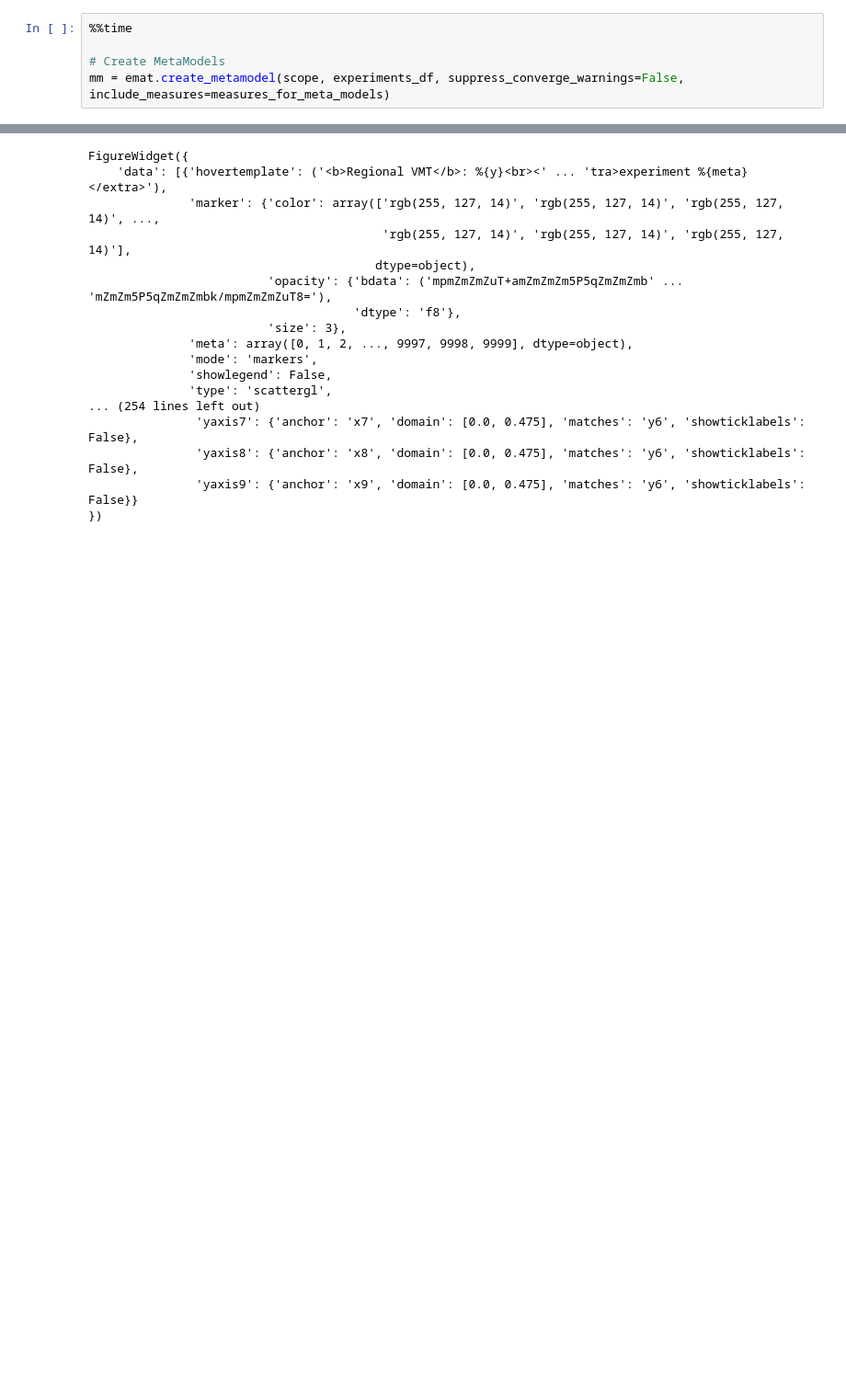
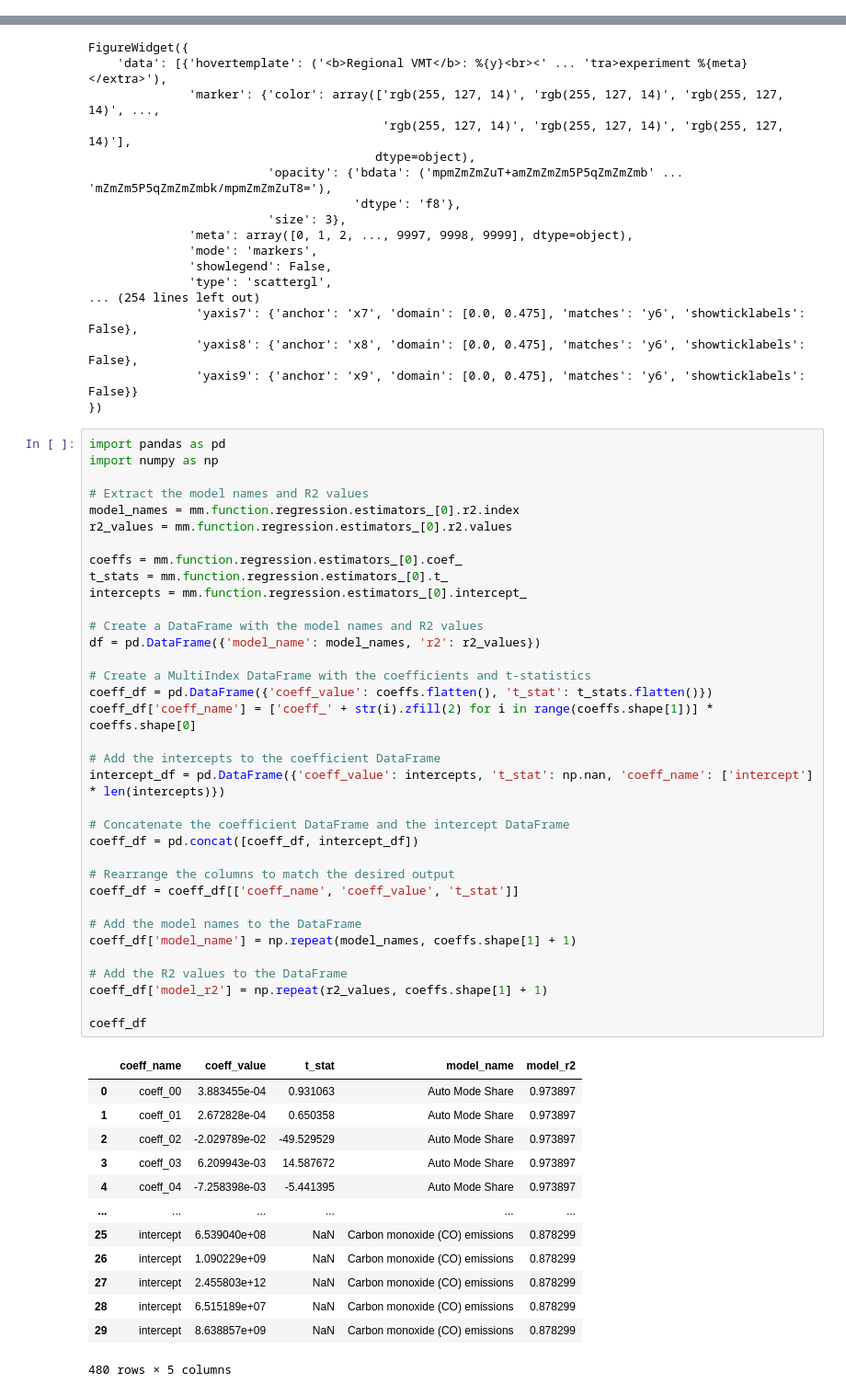
Before and after one commit to wsp-sag/client_pag_exploratory, a Jupyter notebook: notebooks/003_pag_core_model_runs_visualize.ipynb, the cells around one changed output, grey strips where cells are left out. Shown: that part at 92% size. Cells and saved outputs as stored; diff of their text form; blank space fills up the shorter version.

```diff
--- a/notebooks/003_pag_core_model_runs_visualize.ipynb
+++ b/notebooks/003_pag_core_model_runs_visualize.ipynb
@@ -124,5 +50,0 @@ measures_for_meta_models
-# %%
-%%time
-
-# Create MetaModels
-mm = emat.create_metamodel(scope, experiments_df, suppress_converge_warnings=False, include_measures=measures_for_meta_models)
@@ -392,3 +238,52 @@ FigureWidget({
                'yaxis8': {'anchor': 'x8', 'domain': [0.0, 0.475], 'matches': 'y6', 'showticklabels': False},
                'yaxis9': {'anchor': 'x9', 'domain': [0.0, 0.475], 'matches': 'y6', 'showticklabels': False}}
 })
+# %%
+import pandas as pd
+import numpy as np
+
+# Extract the model names and R2 values
+model_names = mm.function.regression.estimators_[0].r2.index
+r2_values = mm.function.regression.estimators_[0].r2.values
+
+coeffs = mm.function.regression.estimators_[0].coef_
+t_stats = mm.function.regression.estimators_[0].t_
+intercepts = mm.function.regression.estimators_[0].intercept_
+
+# Create a DataFrame with the model names and R2 values
+df = pd.DataFrame({'model_name': model_names, 'r2': r2_values})
+
+# Create a MultiIndex DataFrame with the coefficients and t-statistics
+coeff_df = pd.DataFrame({'coeff_value': coeffs.flatten(), 't_stat': t_stats.flatten()})
+coeff_df['coeff_name'] = ['coeff_' + str(i).zfill(2) for i in range(coeffs.shape[1])] * coeffs.shape[0]
+
+# Add the intercepts to the coefficient DataFrame
+intercept_df = pd.DataFrame({'coeff_value': intercepts, 't_stat': np.nan, 'coeff_name': ['intercept'] * len(intercepts)})
+
+# Concatenate the coefficient DataFrame and the intercept DataFrame
+coeff_df = pd.concat([coeff_df, intercept_df])
+
+# Rearrange the columns to match the desired output
+coeff_df = coeff_df[['coeff_name', 'coeff_value', 't_stat']]
+
+# Add the model names to the DataFrame
+coeff_df['model_name'] = np.repeat(model_names, coeffs.shape[1] + 1)
+
+# Add the R2 values to the DataFrame
+coeff_df['model_r2'] = np.repeat(r2_values, coeffs.shape[1] + 1)
+
+coeff_df
+# %% [output]
+|  | coeff_name | coeff_value | t_stat | model_name | model_r2 |
+| 0 | coeff_00 | 3.883455e-04 | 0.931063 | Auto Mode Share | 0.973897 |
+| 1 | coeff_01 | 2.672828e-04 | 0.650358 | Auto Mode Share | 0.973897 |
+| 2 | coeff_02 | -2.029789e-02 | -49.529529 | Auto Mode Share | 0.973897 |
+| 3 | coeff_03 | 6.209943e-03 | 14.587672 | Auto Mode Share | 0.973897 |
+| 4 | coeff_04 | -7.258398e-03 | -5.441395 | Auto Mode Share | 0.973897 |
+| ... | ... | ... | ... | ... | ... |
+| 25 | intercept | 6.539040e+08 | NaN | Carbon monoxide (CO) emissions | 0.878299 |
+| 26 | intercept | 1.090229e+09 | NaN | Carbon monoxide (CO) emissions | 0.878299 |
+| 27 | intercept | 2.455803e+12 | NaN | Carbon monoxide (CO) emissions | 0.878299 |
+| 28 | intercept | 6.515189e+07 | NaN | Carbon monoxide (CO) emissions | 0.878299 |
+| 29 | intercept | 8.638857e+09 | NaN | Carbon monoxide (CO) emissions | 0.878299 |
+480 rows × 5 columns
```
Also changed, not shown: parts of 30 cells of this notebook, 9 other files.
